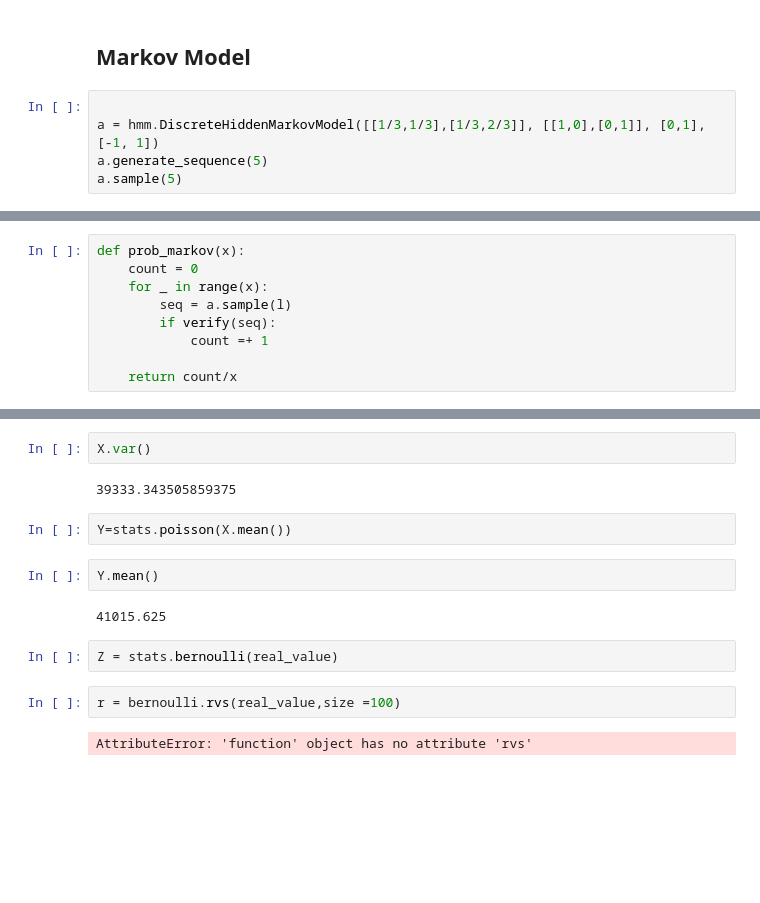
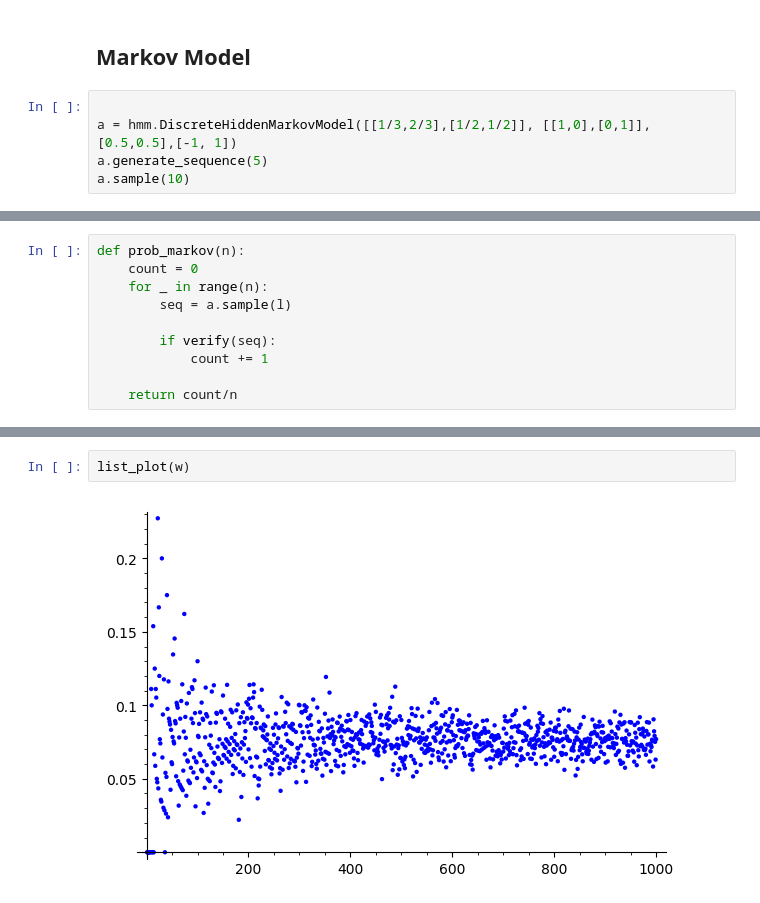
Before and after one commit to DaSilvaMoreira/Betting_Game, a Jupyter notebook: Proba.ipynb, the cells around one changed output, grey strips where cells are left out. Saved outputs shown, nothing was run; the diff lists cells and outputs as text; blank space fills up the shorter version.

```diff
--- a/Proba.ipynb
+++ b/Proba.ipynb
@@ -85,7 +64,7 @@ list_plot(result)+ line([(0,real_value), (n,real_value)],rgbcolor="red")
 ## Markov Model
 # %%
 
-a = hmm.DiscreteHiddenMarkovModel([[1/3,1/3],[1/3,2/3]], [[1,0],[0,1]], [0,1],[-1, 1])
+a = hmm.DiscreteHiddenMarkovModel([[1/3,2/3],[1/2,1/2]], [[1,0],[0,1]], [0.5,0.5],[-1, 1])
 a.generate_sequence(5)
-a.sample(5)
+a.sample(10)
 # %% [output]
@@ -93,11 +72,12 @@ a.sample(5)
 # %%
-def prob_markov(x):
+def prob_markov(n):
     count = 0
-    for _ in range(x):
+    for _ in range(n):
         seq = a.sample(l)
+
         if verify(seq):
-            count =+ 1
+            count += 1
 
-    return count/x
+    return count/n
 # %%
 w = [(x,prob_markov(x))  for x in range(1,n+1)]
@@ -162,16 +84,4 @@ X.mean()
-# %%
-X.var()
-# %% [output]
-39333.343505859375
-# %%
-Y=stats.poisson(X.mean())
-# %%
-Y.mean()
-# %% [output]
-41015.625
-# %%
-Z = stats.bernoulli(real_value)
-# %%
-r = bernoulli.rvs(real_value,size =100)
-# %% [output]
-AttributeError: 'function' object has no attribute 'rvs'
+# %%
+list_plot(w)
+# %% [output]
+[figure, added]
```
Also changed, not shown: parts of 17 cells of this notebook.
